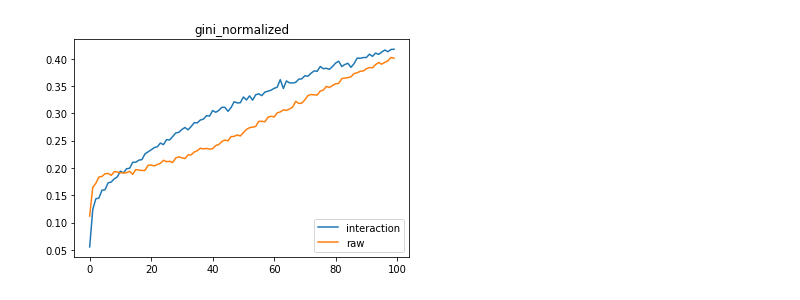
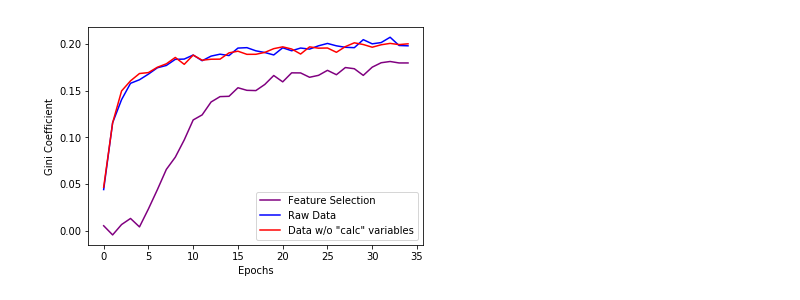
Before and after one commit to GreysonL/MIT6.867, a Jupyter notebook: Code/Real Data Prediction 2.ipynb, the cells around one changed output. Drawn from its saved outputs; the diff is of its cells as text; code cells hidden in the pictures.

```diff
--- a/Code/Real Data Prediction 2.ipynb
+++ b/Code/Real Data Prediction 2.ipynb
@@ -157,13 +134,18 @@ KeyboardInterrupt:
 # %%
+
+
+
 # No interaction (raw) data
 raw_x_train = x_train[:,0:x_train.shape[1]-91]
 raw_x_validate = x_validate[:,0:x_validate.shape[1]-91]
 ##
 model = Sequential()
-model.add(Dense(100, input_dim=np.shape(raw_x_train)[1], activation='sigmoid'))
 model.add(Dense(80, input_dim=np.shape(raw_x_train)[1], activation='sigmoid'))
+model.add(Dropout(0.35))
 model.add(Dense(20, input_dim=np.shape(raw_x_train)[1], activation='sigmoid'))
+model.add(Dropout(0.15))
 model.add(Dense(10, input_dim=np.shape(raw_x_train)[1], activation='sigmoid'))
+model.add(Dropout(0.15))
 model.add(Dense(2, activation='softmax'))
 sgd = SGD(lr=0.01, decay=1e-6, momentum=0.9, nesterov=True)
 
@@ -171,6 +153,6 @@ model.compile(loss='categorical_crossentropy',
               optimizer='rmsprop',
               metrics=['accuracy',gini_normalized])
 
-nn_raw = model.fit(raw_x_train, OH_y_train,epochs=100,batch_size=5000 ,class_weight = {0:0.51901583 , 1:13.64693913},
+nn_raw = model.fit(raw_x_train, OH_y_train,epochs=35,batch_size=5000 ,class_weight = {0:0.51901583 , 1:13.64693913},
           validation_data=(raw_x_validate, OH_y_validate))
 # %% [output]
@@ -193,0 +176,23 @@ Epoch 100/100
+# %%
+cols_use = [c for c in data.columns if (not c.startswith(('ps_calc_','d','id','target')))]
+# No clean (no noise) data
+clean_x = data[cols_use]
+clean_x = np.array(clean_x)
+clean_x_clean_xtrain = clean_x[train_index,:]
+clean_x_validate = clean_x[validate_index,:]
+model = Sequential()
+model.add(Dense(80, input_dim=np.shape(clean_x_train)[1], activation='sigmoid'))
+model.add(Dropout(0.35))
+model.add(Dense(20, input_dim=np.shape(clean_x_train)[1], activation='sigmoid'))
+model.add(Dropout(0.15))
+model.add(Dense(10, input_dim=np.shape(clean_x_train)[1], activation='sigmoid'))
+model.add(Dropout(0.15))
+model.add(Dense(2, activation='softmax'))
+sgd = SGD(lr=0.01, decay=1e-6, momentum=0.9, nesterov=True)
+
+model.compile(loss='categorical_crossentropy',
+              optimizer='rmsprop',
+              metrics=['accuracy',gini_normalized])
+
+nn_clean = model.fit(clean_x_train, OH_y_train,epochs=35,batch_size=5000 ,class_weight = {0:0.51901583 , 1:13.64693913},
+          validation_data=(clean_x_validate, OH_y_validate))
@@ -194,9 +217,11 @@ Epoch 100/100
 # %%
-plt.title('gini_normalized')
-plt.plot(nn_interaction.history['gini_normalized'],label='interaction')
-plt.plot(nn_raw.history['gini_normalized'],label='raw')
+plt.plot(nn_interaction.history['gini_normalized'],label='Feature Selection',color='purple')
+plt.plot(nn_raw.history['gini_normalized'],label='Raw Data',color='blue')
+plt.plot(nn_clean.history['gini_normalized'],label='Data w/o "calc" variables',color='red')
 plt.legend(loc=4)
+plt.xlabel('Epochs')
+plt.ylabel('Gini Coefficient')
 plt.show()
 # %% [output]
-[figure, old version]
+[figure, new version]
 # %%
```
Also changed, not shown: parts of 10 cells of this notebook, 7 other files.
